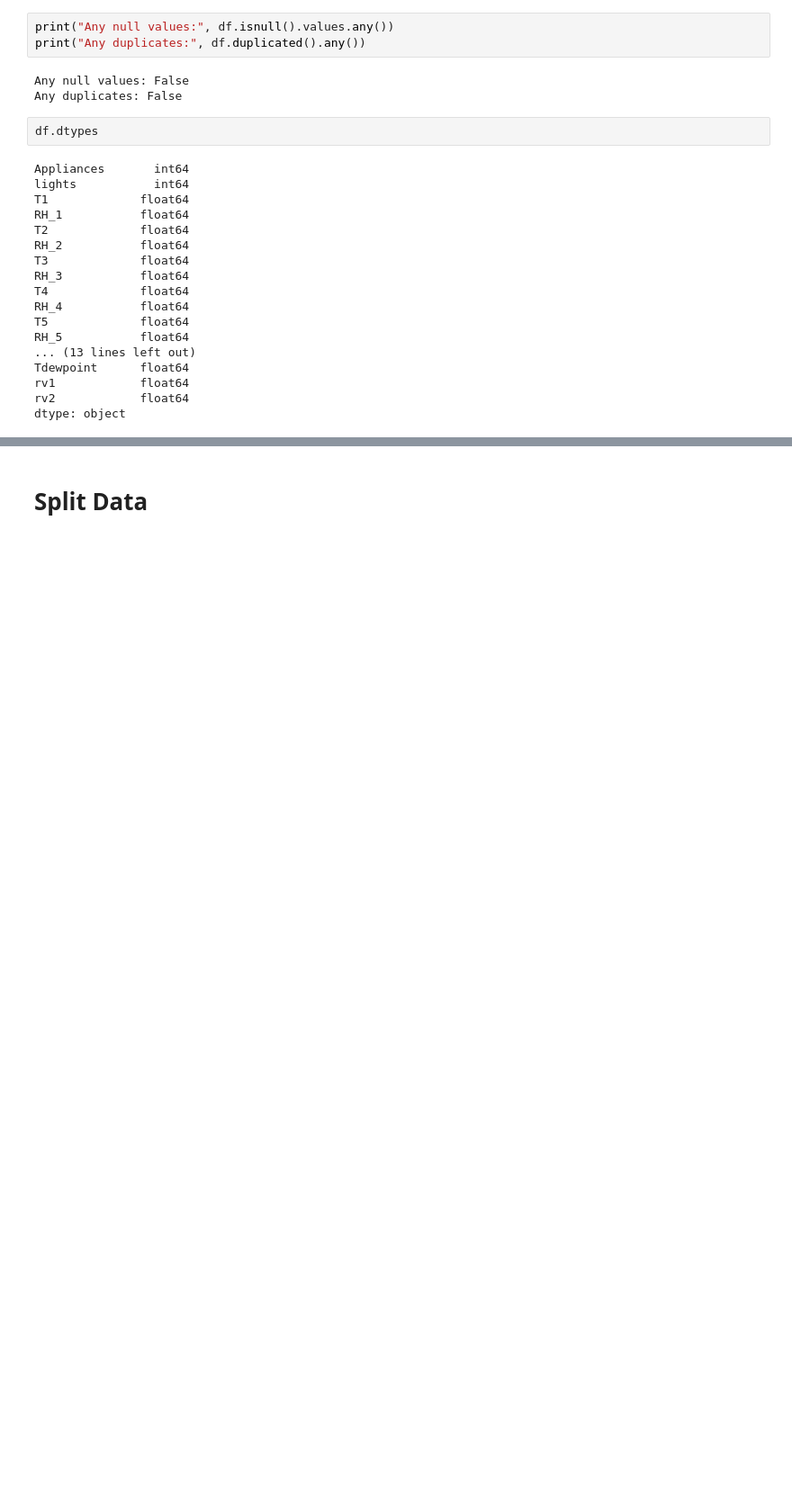
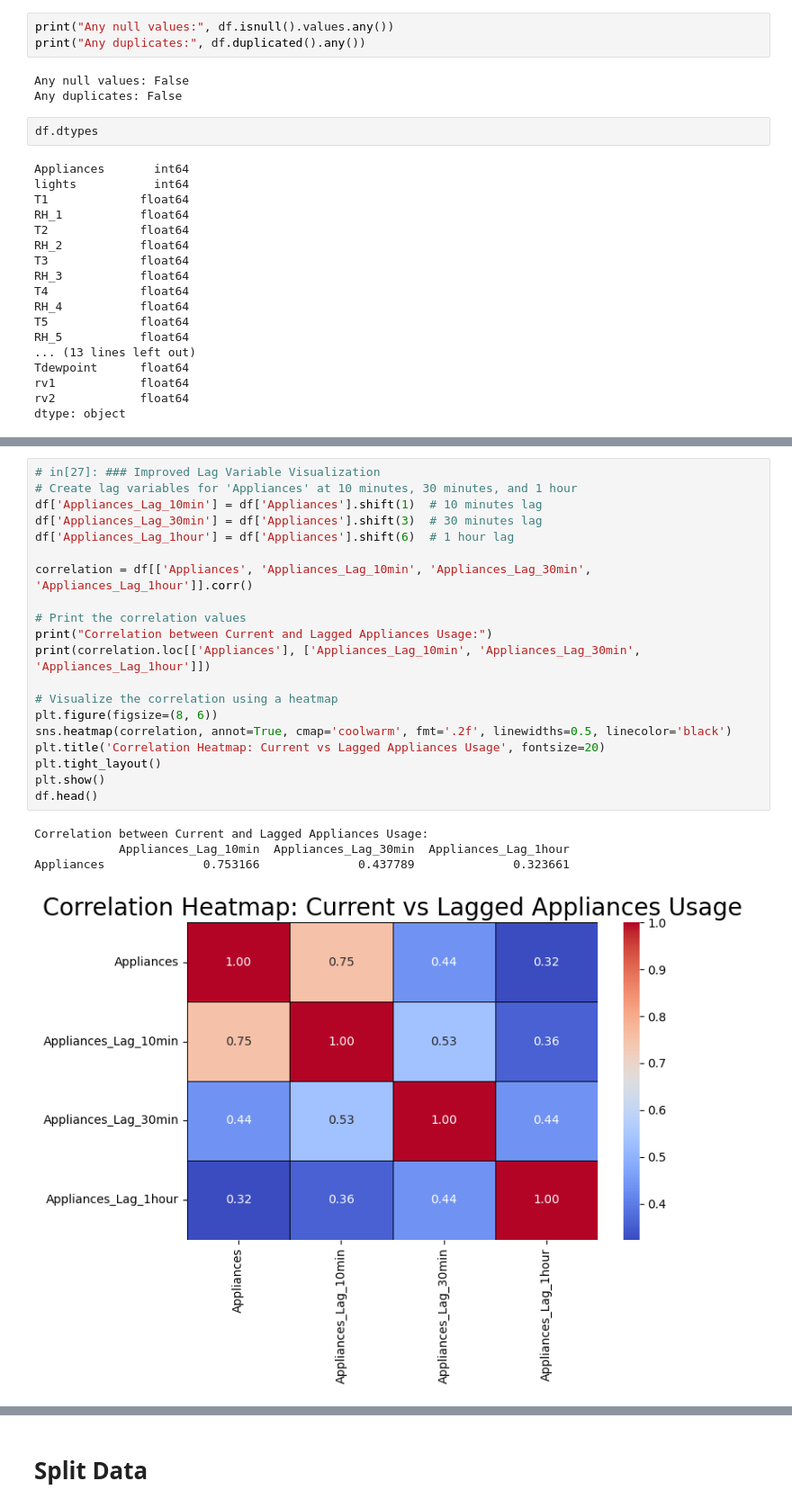
Before and after one commit to huntera-1/Data1030-Final-Project, a Jupyter notebook: predict_energy.ipynb, the cells around one changed output, grey strips where cells are left out. Shown at 90% size. Cells and saved outputs as stored; diff of their text form; blank space fills up the shorter version.

```diff
--- a/predict_energy.ipynb
+++ b/predict_energy.ipynb
@@ -248,0 +286,25 @@ df.describe()
+# %%
+# in[27]: ### Improved Lag Variable Visualization
+# Create lag variables for 'Appliances' at 10 minutes, 30 minutes, and 1 hour
+df['Appliances_Lag_10min'] = df['Appliances'].shift(1)  # 10 minutes lag
+df['Appliances_Lag_30min'] = df['Appliances'].shift(3)  # 30 minutes lag
+df['Appliances_Lag_1hour'] = df['Appliances'].shift(6)  # 1 hour lag
+
+correlation = df[['Appliances', 'Appliances_Lag_10min', 'Appliances_Lag_30min', 'Appliances_Lag_1hour']].corr()
+
+# Print the correlation values
+print("Correlation between Current and Lagged Appliances Usage:")
+print(correlation.loc[['Appliances'], ['Appliances_Lag_10min', 'Appliances_Lag_30min', 'Appliances_Lag_1hour']])
+
+# Visualize the correlation using a heatmap
+plt.figure(figsize=(8, 6))
+sns.heatmap(correlation, annot=True, cmap='coolwarm', fmt='.2f', linewidths=0.5, linecolor='black')
+plt.title('Correlation Heatmap: Current vs Lagged Appliances Usage', fontsize=20)
+plt.tight_layout()
+plt.show()
+df.head()
+# %% [output]
+Correlation between Current and Lagged Appliances Usage:
+            Appliances_Lag_10min  Appliances_Lag_30min  Appliances_Lag_1hour
+Appliances              0.753166              0.437789              0.323661
+[figure, added]
```
Also changed, not shown: parts of 7 cells of this notebook, 1 other file.
